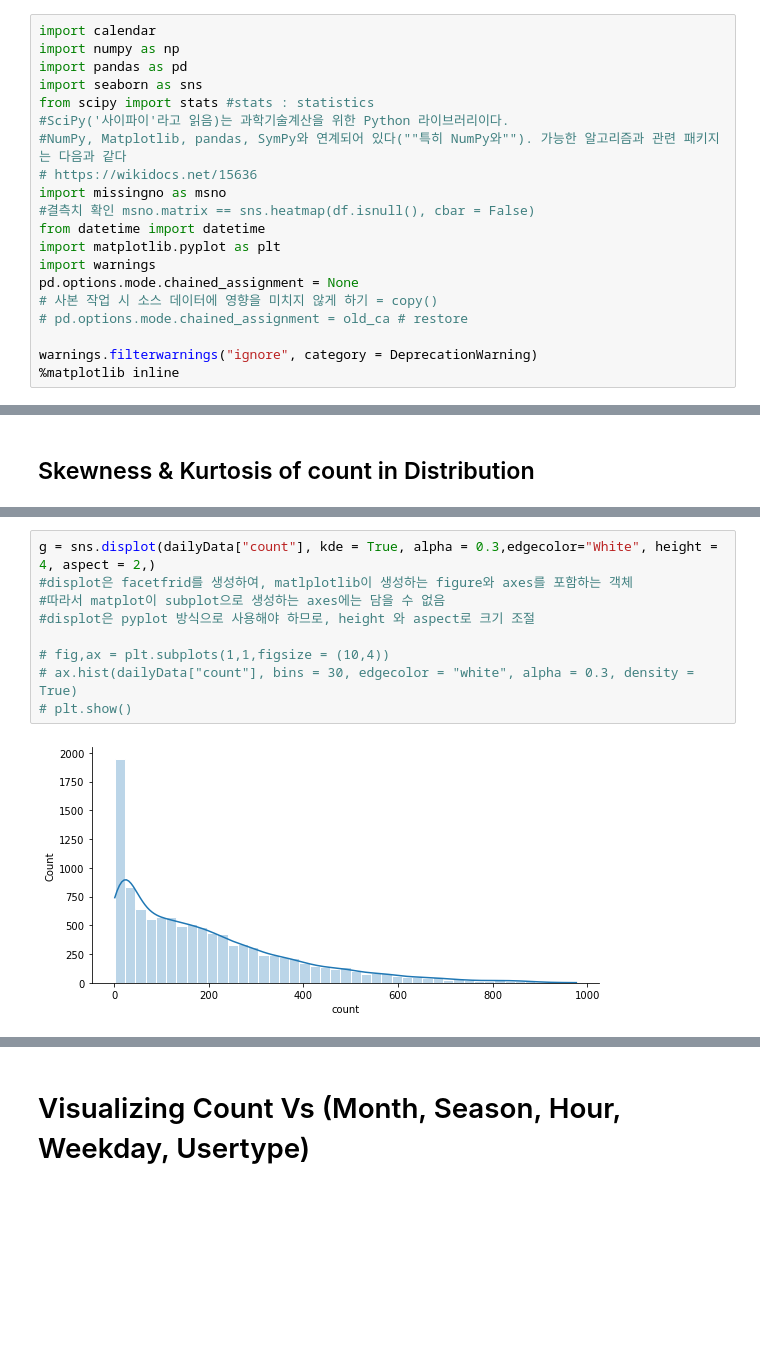
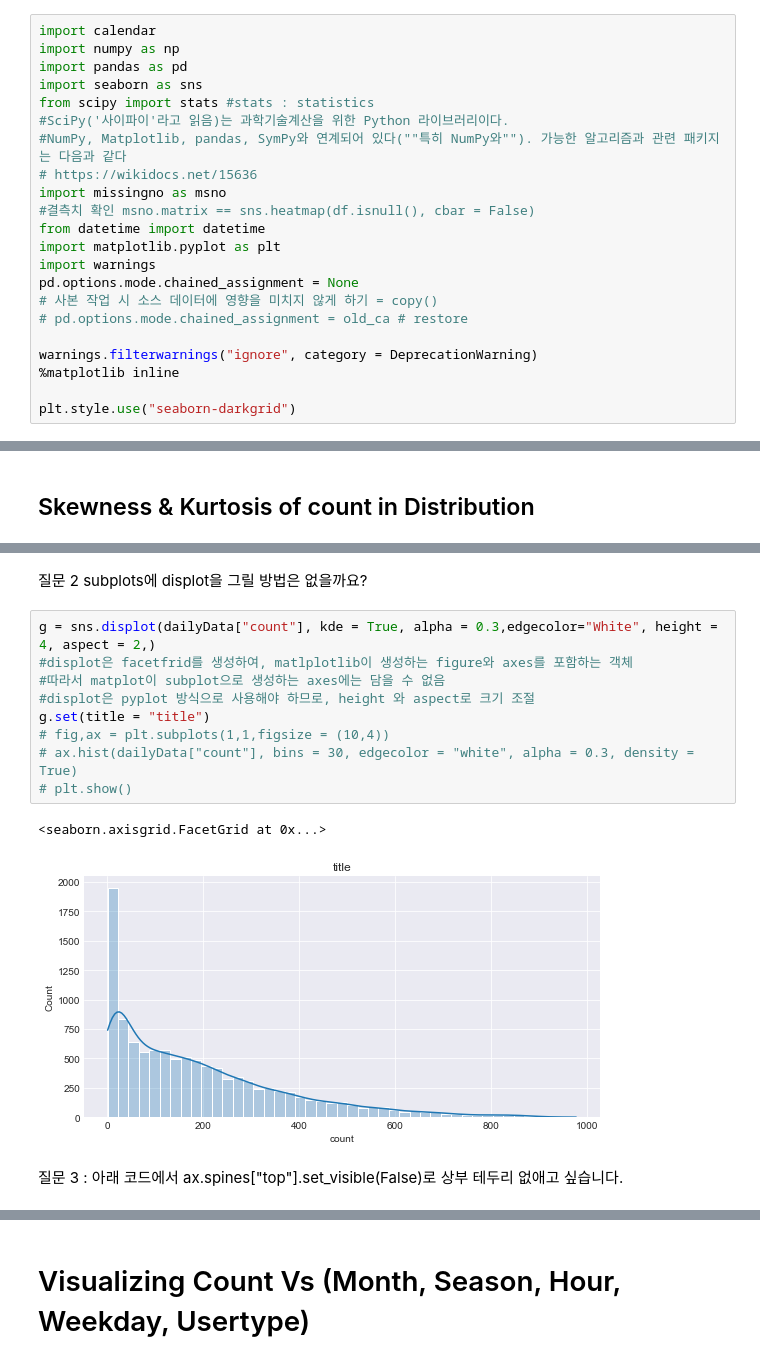
Before and after one commit to changyong93/KaggleStruggle, a Jupyter notebook: EDA & Ensemble Model (Top 10 Percentile)/EDA & Ensemble Model (Top 10 Percentile).ipynb, the cells around one changed output, grey strips where cells are left out. Saved outputs shown, nothing was run; the diff lists cells and outputs as text; blank space fills up the shorter version.

```diff
--- a/EDA & Ensemble Model (Top 10 Percentile)/EDA & Ensemble Model (Top 10 Percentile).ipynb
+++ b/EDA & Ensemble Model (Top 10 Percentile)/EDA & Ensemble Model (Top 10 Percentile).ipynb
@@ -28,6 +32,8 @@ pd.options.mode.chained_assignment = None
 
 warnings.filterwarnings("ignore", category = DeprecationWarning)
 %matplotlib inline
+
+plt.style.use("seaborn-darkgrid")
 # %% [markdown]
 # Data Summary
 # %%
@@ -339,17 +346,24 @@ Skewness : 1.2421 => 왜도 절대값이 1보다 크고 양수이므로 왼쪽
 kurtosis : 1.3001 => 7보다 작으므로 정상분포
 Skewness_log1p : 0.7072 => 어느 정도 우측으로 치우쳐있지만, 왜도가 1미만임을 확인
 kurtosis_log1p : 0.4234 => 7보다 작으므로 정상분포
+# %% [markdown]
+질문 2 subplots에 displot을 그릴 방법은 없을까요?
+<a id="question2"></a>
 # %%
 g = sns.displot(dailyData["count"], kde = True, alpha = 0.3,edgecolor="White", height = 4, aspect = 2,)
 #displot은 facetfrid를 생성하여, matlplotlib이 생성하는 figure와 axes를 포함하는 객체
 #따라서 matplot이 subplot으로 생성하는 axes에는 담을 수 없음
 #displot은 pyplot 방식으로 사용해야 하므로, height 와 aspect로 크기 조절
-
+g.set(title = "title")
 # fig,ax = plt.subplots(1,1,figsize = (10,4))
 # ax.hist(dailyData["count"], bins = 30, edgecolor = "white", alpha = 0.3, density = True)
 # plt.show()
 # %% [output]
+<seaborn.axisgrid.FacetGrid at 0x...>
-[figure, old version]
+[figure, new version]
+# %% [markdown]
+질문 3 : 아래 코드에서 ax.spines["top"].set_visible(False)로 상부 테두리 없애고 싶습니다.
+<a id='question3'></a>
 # %%
 # 여러 그래프를 그리고자 할 경우, plt로 subplot을 생성 후 pandas의 plot으로 밀도함수 그리면 됨
 fig,ax = plt.subplots(1,1,figsize = (10,4))
```
Also changed, not shown: parts of 39 cells of this notebook.
